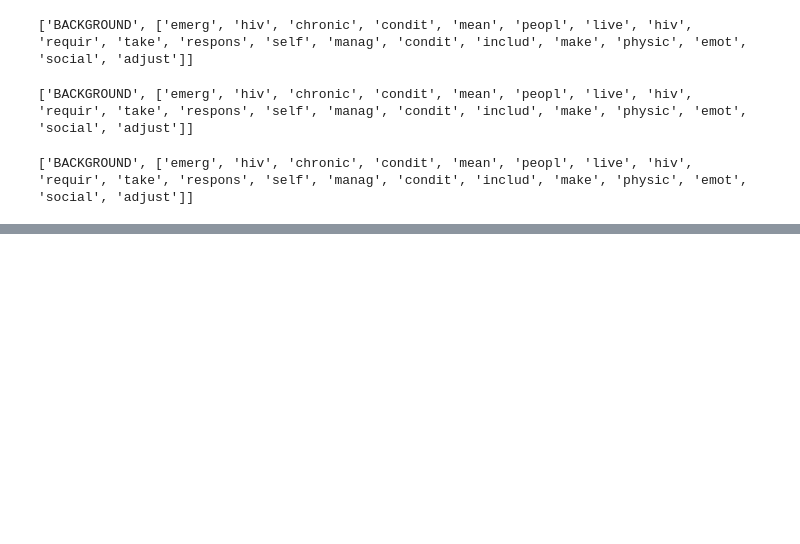
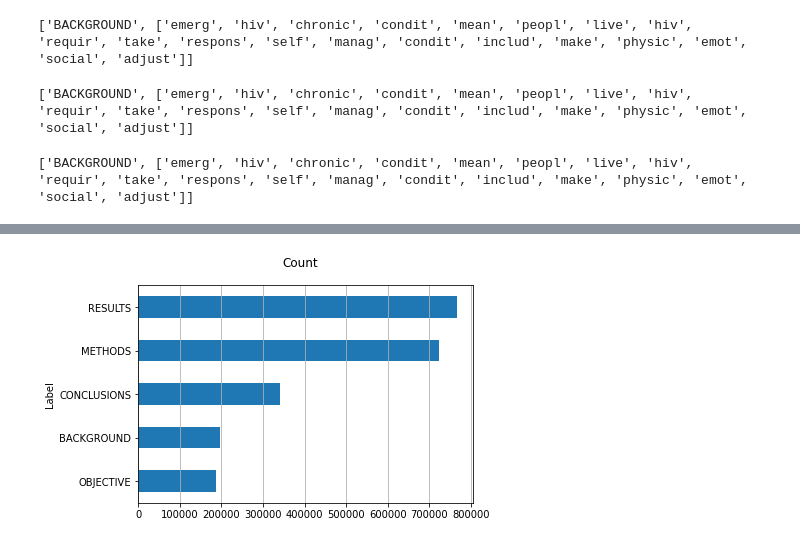
Before and after one commit to ravifrancesco/Natural_Language_Processing_For_Healthcare, a Jupyter notebook: src/Preprocessing.ipynb, the cells around one changed output, grey strips where cells are left out. Cells and saved outputs as stored; diff of their text form; code cells hidden in the pictures; blank space fills up the shorter version.

```diff
--- a/src/Preprocessing.ipynb
+++ b/src/Preprocessing.ipynb
@@ -173,0 +201,9 @@ train_df.head(5)
+# %%
+fig, ax = plt.subplots()
+fig.suptitle("Count", fontsize=12)
+train_df["Label"].reset_index().groupby("Label").count().sort_values(by=
+       "index").plot(kind="barh", legend=False,
+        ax=ax).grid(axis='x')
+plt.show()
+# %% [output]
+[figure, added]
```
Also changed, not shown: parts of 8 cells of this notebook.
